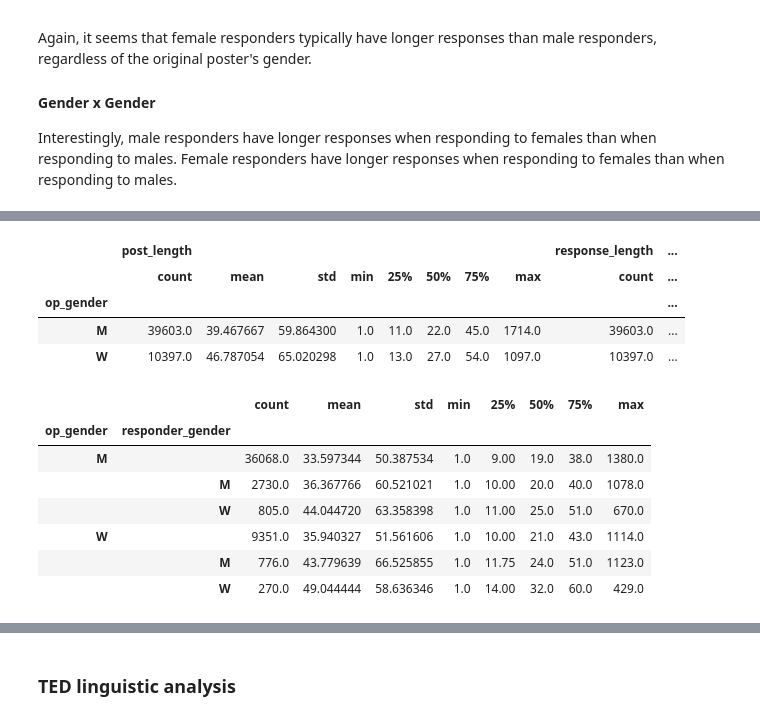
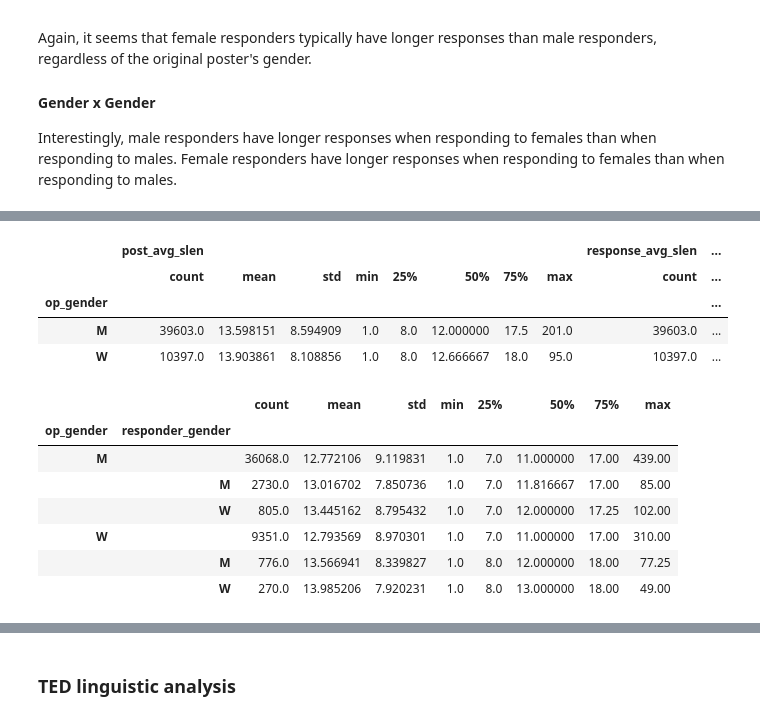
Before and after one commit to Data-Science-for-Linguists-2019/Gendered-Interaction-Online, a Jupyter notebook: exploratory_data_analysis/main_analysis.ipynb, the cells around one changed output, grey strips where cells are left out. Cells and saved outputs as stored; diff of their text form; code cells hidden in the pictures.

Commit message:
finished length analysis

```diff
--- a/exploratory_data_analysis/main_analysis.ipynb
+++ b/exploratory_data_analysis/main_analysis.ipynb
@@ -862,21 +862,21 @@ reddit_sample.head()
 | 301 | 301 | 2007scape | Haineserino | M | False | darkslayer37 |  | ... |
 # %%
 # what did we find?
-reddit_sample.groupby('op_gender')['post_length', 'response_length'].describe()
+reddit_sample.groupby('op_gender')['post_avg_slen', 'response_avg_slen'].describe()
 # %% [output]
-|  | post_length |  |  |  |  |  |  |  | response_length | ... |
+|  | post_avg_slen |  |  |  |  |  |  |  | response_avg_slen | ... |
 |  | count | mean | std | min | 25% | 50% | 75% | max | count | ... |
 | op_gender |  |  |  |  |  |  |  |  |  | ... |
-| M | 39603.0 | 39.467667 | 59.864300 | 1.0 | 11.0 | 22.0 | 45.0 | 1714.0 | 39603.0 | ... |
-| W | 10397.0 | 46.787054 | 65.020298 | 1.0 | 13.0 | 27.0 | 54.0 | 1097.0 | 10397.0 | ... |
+| M | 39603.0 | 13.598151 | 8.594909 | 1.0 | 8.0 | 12.000000 | 17.5 | 201.0 | 39603.0 | ... |
+| W | 10397.0 | 13.903861 | 8.108856 | 1.0 | 8.0 | 12.666667 | 18.0 | 95.0 | 10397.0 | ... |
 # %%
-reddit_sample.groupby(['op_gender', 'responder_gender'])['response_length'].describe()
+reddit_sample.groupby(['op_gender', 'responder_gender'])['response_avg_slen'].describe()
 # %% [output]
 |  |  | count | mean | std | min | 25% | 50% | 75% | max |
 | op_gender | responder_gender |  |  |  |  |  |  |  |  |
-| M |  | 36068.0 | 33.597344 | 50.387534 | 1.0 | 9.00 | 19.0 | 38.0 | 1380.0 |
-|  | M | 2730.0 | 36.367766 | 60.521021 | 1.0 | 10.00 | 20.0 | 40.0 | 1078.0 |
-|  | W | 805.0 | 44.044720 | 63.358398 | 1.0 | 11.00 | 25.0 | 51.0 | 670.0 |
-| W |  | 9351.0 | 35.940327 | 51.561606 | 1.0 | 10.00 | 21.0 | 43.0 | 1114.0 |
-|  | M | 776.0 | 43.779639 | 66.525855 | 1.0 | 11.75 | 24.0 | 51.0 | 1123.0 |
-|  | W | 270.0 | 49.044444 | 58.636346 | 1.0 | 14.00 | 32.0 | 60.0 | 429.0 |
+| M |  | 36068.0 | 12.772106 | 9.119831 | 1.0 | 7.0 | 11.000000 | 17.00 | 439.00 |
+|  | M | 2730.0 | 13.016702 | 7.850736 | 1.0 | 7.0 | 11.816667 | 17.00 | 85.00 |
+|  | W | 805.0 | 13.445162 | 8.795432 | 1.0 | 7.0 | 12.000000 | 17.25 | 102.00 |
+| W |  | 9351.0 | 12.793569 | 8.970301 | 1.0 | 7.0 | 11.000000 | 17.00 | 310.00 |
+|  | M | 776.0 | 13.566941 | 8.339827 | 1.0 | 8.0 | 12.000000 | 18.00 | 77.25 |
+|  | W | 270.0 | 13.985206 | 7.920231 | 1.0 | 8.0 | 13.000000 | 18.00 | 49.00 |
```
Also changed, not shown: parts of 2 cells of this notebook.
